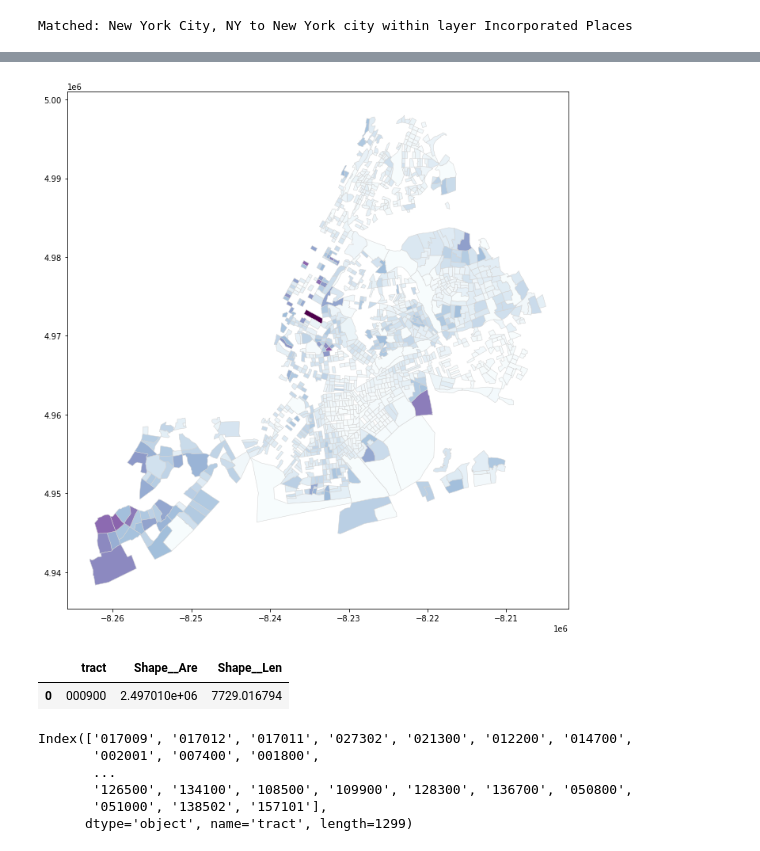
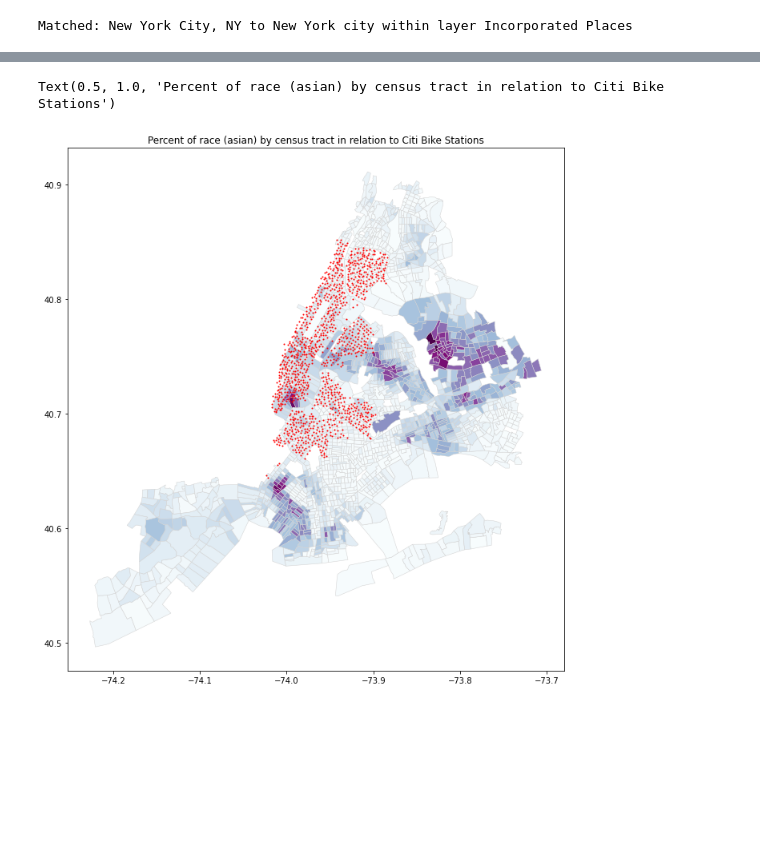
Before and after one commit to katelyn98/HealthyRide-Mapping, a Jupyter notebook: Notebooks/NYC Analyses.ipynb, the cells around one changed output, grey strips where cells are left out. Saved outputs shown, nothing was run; the diff lists cells and outputs as text; code cells hidden in the pictures; blank space fills up the shorter version.

```diff
--- a/Notebooks/NYC Analyses.ipynb
+++ b/Notebooks/NYC Analyses.ipynb
@@ -43,0 +83,3 @@ len(NYC)
+# %%
+nyc_d_crs = NYC_demographics.to_crs("EPSG:4326")
+nyc_d_crs.head(1)
@@ -62,0 +123,7 @@ len(NYC)
+# %%
+nyc_d_crs['perc_white'] = nyc_d_crs['B02001_002E'] / nyc_d_crs['B01003_001E']
+ax = nyc_d_crs.plot(column = "perc_white", cmap="BuPu",figsize = (15, 12), edgecolor = "lightgrey", linewidth = 0.5,
+                   legend=True, legend_kwds={'label': "Percent White - ACS 2019 5yr Estimate",
+                                                                     'orientation': "vertical"})
+cur_nyc_df.plot(ax=ax, color="Red", markersize=1)
+plt.title("Percent of race (white) by census tract in relation to Citi Bike Stations")
@@ -62,0 +133,7 @@ len(NYC)
+# %%
+nyc_d_crs['perc_black'] = nyc_d_crs['B02001_003E'] / nyc_d_crs['B01003_001E']
+ax = nyc_d_crs.plot(column = "perc_black", cmap="BuPu",figsize = (15, 12), edgecolor = "lightgrey", linewidth = 0.5, legend=True,
+                    legend_kwds={'label': "Percent African American or Black - ACS 2019 5yr Estimate",
+                                                                     'orientation': "vertical"})
+cur_nyc_df.plot(ax=ax, color="Red", markersize=1)
+plt.title("Percent of race (african american or black) by census tract in relation to Citi Bike Stations")
@@ -62,0 +143,5 @@ len(NYC)
+# %%
+nyc_d_crs['perc_native'] = nyc_d_crs['B02001_004E'] / nyc_d_crs['B01003_001E']
+ax = nyc_d_crs.plot(column = "perc_native", cmap="BuPu",figsize = (15, 12), edgecolor = "lightgrey", linewidth = 0.5)
+cur_nyc_df.plot(ax=ax, color="Red", markersize=1)
+plt.title("Percent of race (native american) by census tract in relation to Citi Bike Stations")
@@ -63,15 +151,8 @@ len(NYC)
 # %%
-ax = NYC.plot(column = "B02001_002E", cmap="BuPu",figsize = (15, 12), edgecolor = "lightgrey", linewidth = 0.5)
-# cur_nyc_df.plot(ax=ax, color="Red", markersize=1)
+nyc_d_crs['perc_asian'] = nyc_d_crs['B02001_005E'] / nyc_d_crs['B01003_001E']
+ax = nyc_d_crs.plot(column = "perc_asian", cmap="BuPu",figsize = (15, 12), edgecolor = "lightgrey", linewidth = 0.5)
+cur_nyc_df.plot(ax=ax, color="Red", markersize=1)
+plt.title("Percent of race (asian) by census tract in relation to Citi Bike Stations")
 # %% [output]
+Text(0.5, 1.0, 'Percent of race (asian) by census tract in relation to Citi Bike Stations')
-[figure, old version]
+[figure, new version]
-# %%
-cenTract = cenTract.drop_duplicates()
-cenTract = cenTract.reset_index()
-cenTract = cenTract.drop(columns=['OBJECTID','CTLabel', 'BoroCode', 'BoroName', 'CDEligibil', 'NTACode', 'NTAName',
-                        'PUMA', 'index', 'BoroCT2010', 'geometry'])
-cenTract = cenTract.rename(columns={'CT2010':'tract'})
-cenTract.head(1)
-# %% [output]
-|  | tract | Shape__Are | Shape__Len |
-| 0 | 000900 | 2.497010e+06 | 7729.016794 |
@@ -83,9 +158,0 @@ nyc_prep = nyc_prep.T
-# %%
-nyc_prep.columns
-# %% [output]
-Index(['017009', '017012', '017011', '027302', '021300', '012200', '014700',
-       '002001', '007400', '001800',
-       ...
-       '126500', '134100', '108500', '109900', '128300', '136700', '050800',
-       '051000', '138502', '157101'],
-      dtype='object', name='tract', length=1299)
```
Also changed, not shown: parts of 35 cells of this notebook, 16 other files.
